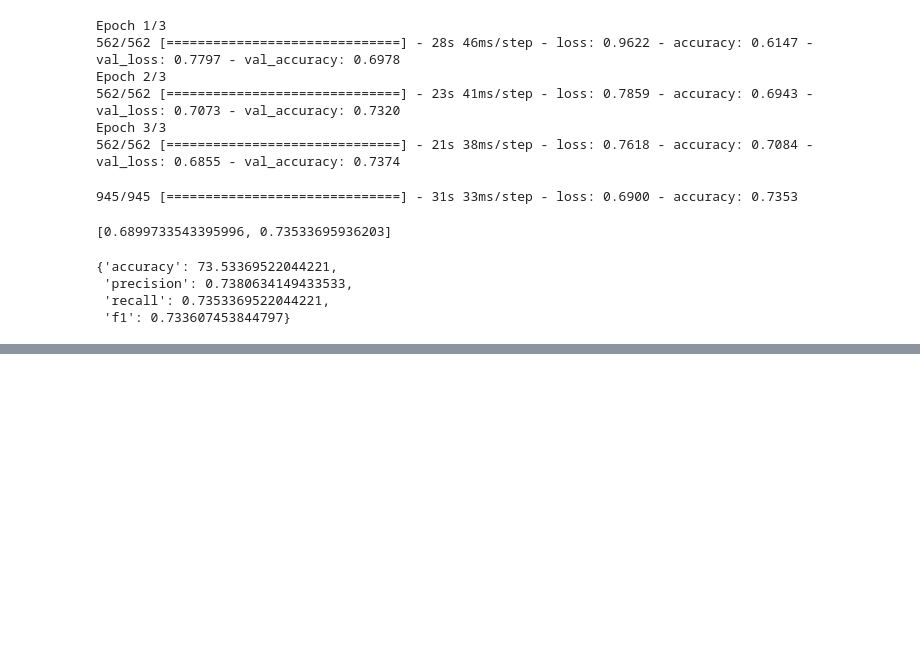
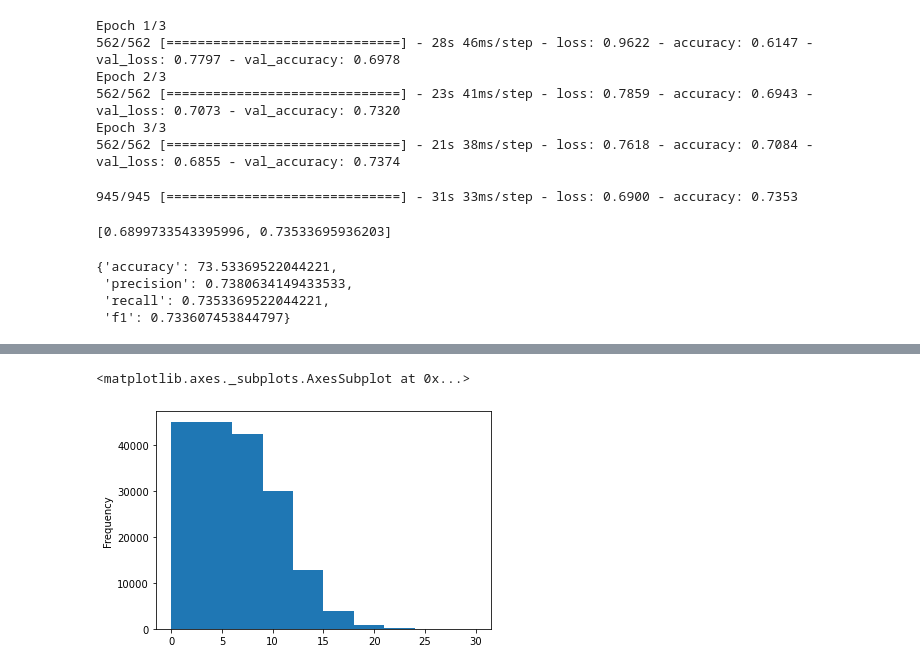
Before and after one commit to juanweber/skimlit, a Jupyter notebook: skimlit.ipynb, the cells around one changed output, grey strips where cells are left out. Cells and saved outputs as stored; diff of their text form; code cells hidden in the pictures; blank space fills up the shorter version.

```diff
--- a/skimlit.ipynb
+++ b/skimlit.ipynb
@@ -960,0 +983,6 @@ model_4_results
+# %%
+#check distribution
+train_df.line_number.plot.hist()
+# %% [output]
+<matplotlib.axes._subplots.AxesSubplot at 0x...>
+[figure, added]
```
Also changed, not shown: parts of 24 cells of this notebook.
